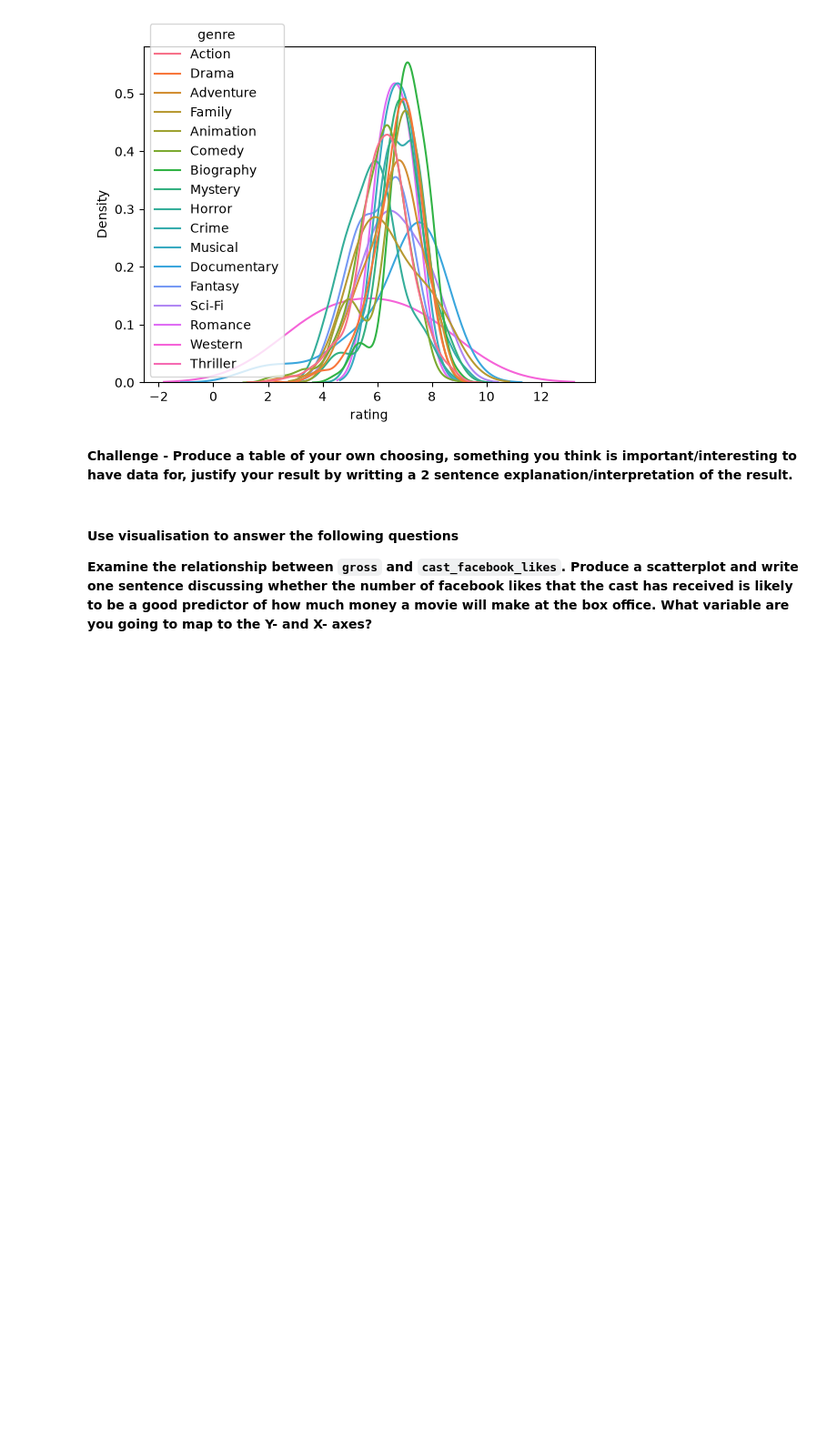
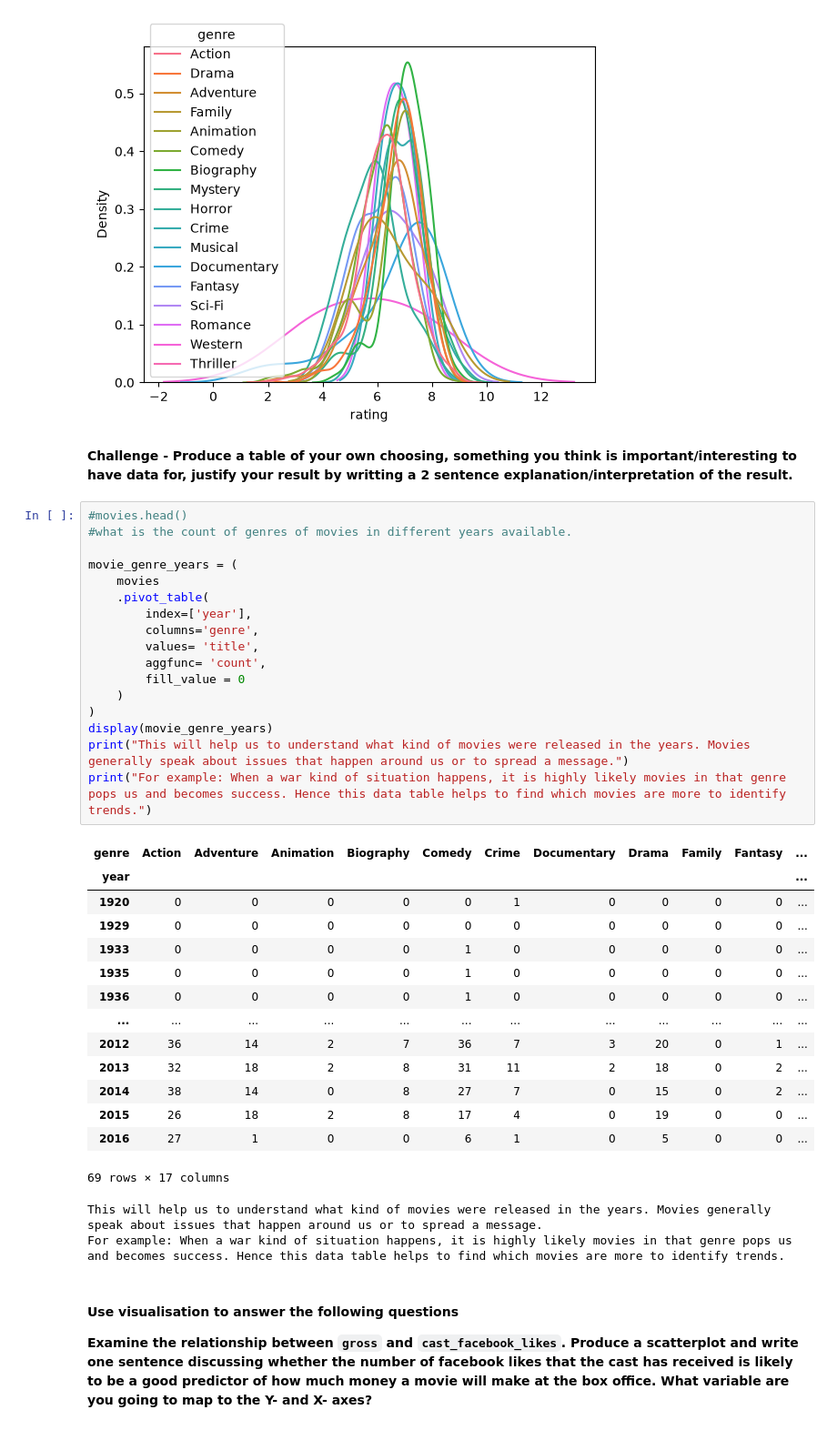
Before and after one commit to vidhyamini/Analytics-coding-Python, a Jupyter notebook: Session_2/Homework.ipynb, the cells around one changed output. Shown at 91% size. Saved outputs shown, nothing was run; the diff lists cells and outputs as text; blank space fills up the shorter version.

```diff
--- a/Session_2/Homework.ipynb
+++ b/Session_2/Homework.ipynb
@@ -194,6 +194,40 @@ sns.kdeplot(data = movies, x = 'rating',hue='genre',common_norm=False,warn_singu
 [figure]
 # %% [markdown]
 **Challenge - Produce a table of your own choosing, something you think is important/interesting to have data for, justify your result by writting a 2 sentence explanation/interpretation of the result.**
+# %%
+#movies.head()
+#what is the count of genres of movies in different years available.
+
+movie_genre_years = (
+    movies
+    .pivot_table(
+        index=['year'],
+        columns='genre',
+        values= 'title',
+        aggfunc= 'count',
+        fill_value = 0
+    )
+)
+display(movie_genre_years)
+print("This will help us to understand what kind of movies were released in the years. Movies generally speak about issues that happen around us or to spread a message.")
+print("For example: When a war kind of situation happens, it is highly likely movies in that genre pops us and becomes success. Hence this data table helps to find which movies are more to identify trends.")
+# %% [output]
+| genre | Action | Adventure | Animation | Biography | Comedy | Crime | Documentary | Drama | Family | Fantasy | ... |
+| year |  |  |  |  |  |  |  |  |  |  | ... |
+| 1920 | 0 | 0 | 0 | 0 | 0 | 1 | 0 | 0 | 0 | 0 | ... |
+| 1929 | 0 | 0 | 0 | 0 | 0 | 0 | 0 | 0 | 0 | 0 | ... |
+| 1933 | 0 | 0 | 0 | 0 | 1 | 0 | 0 | 0 | 0 | 0 | ... |
+| 1935 | 0 | 0 | 0 | 0 | 1 | 0 | 0 | 0 | 0 | 0 | ... |
+| 1936 | 0 | 0 | 0 | 0 | 1 | 0 | 0 | 0 | 0 | 0 | ... |
+| ... | ... | ... | ... | ... | ... | ... | ... | ... | ... | ... | ... |
+| 2012 | 36 | 14 | 2 | 7 | 36 | 7 | 3 | 20 | 0 | 1 | ... |
+| 2013 | 32 | 18 | 2 | 8 | 31 | 11 | 2 | 18 | 0 | 2 | ... |
+| 2014 | 38 | 14 | 0 | 8 | 27 | 7 | 0 | 15 | 0 | 2 | ... |
+| 2015 | 26 | 18 | 2 | 8 | 17 | 4 | 0 | 19 | 0 | 0 | ... |
+| 2016 | 27 | 1 | 0 | 0 | 6 | 1 | 0 | 5 | 0 | 0 | ... |
+69 rows × 17 columns
+This will help us to understand what kind of movies were released in the years. Movies generally speak about issues that happen around us or to spread a message.
+For example: When a war kind of situation happens, it is highly likely movies in that genre pops us and becomes success. Hence this data table helps to find which movies are more to identify trends.
 # %% [markdown]
 #### Use visualisation to answer the following questions
 
```
